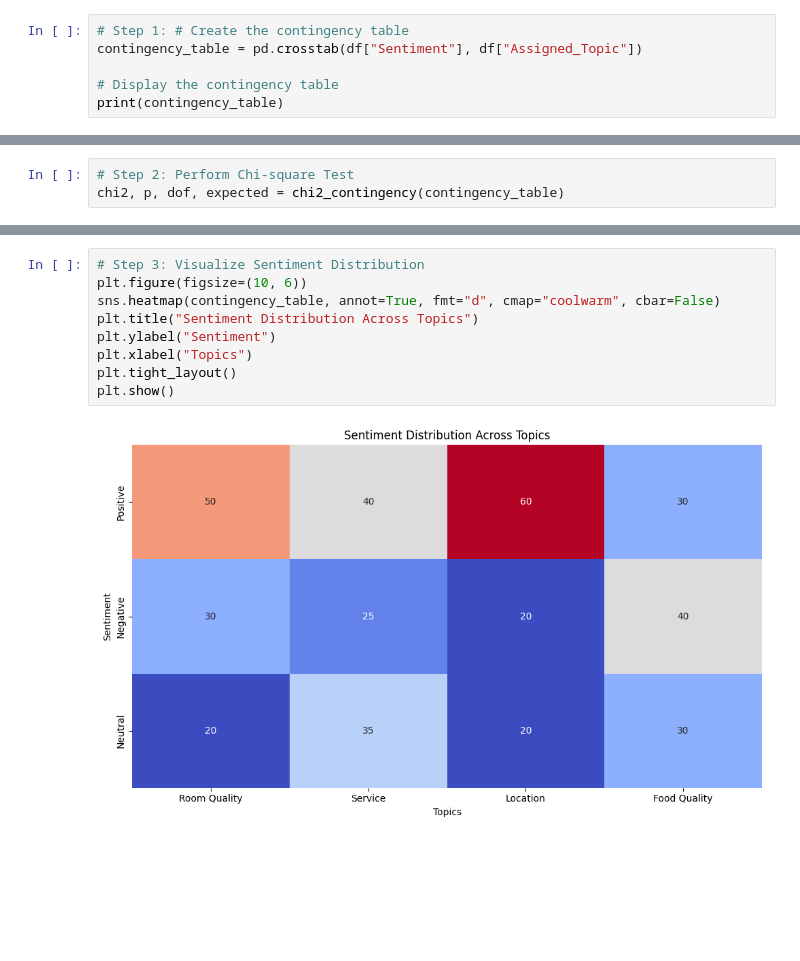
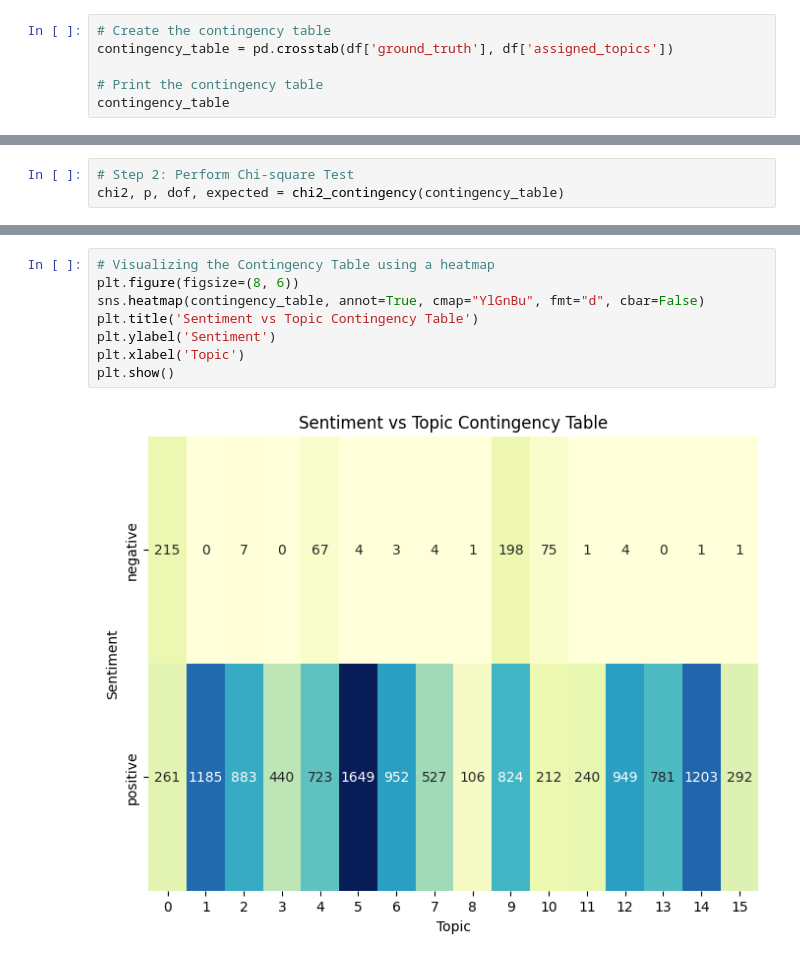
Before and after one commit to NotMishaal/TripAdvisor-Review-CW, a Jupyter notebook: task_6/topic_vs_sentiment.ipynb, the cells around one changed output, grey strips where cells are left out. Drawn from its saved outputs; the diff is of its cells as text; blank space fills up the shorter version.

```diff
--- a/task_6/topic_vs_sentiment.ipynb
+++ b/task_6/topic_vs_sentiment.ipynb
@@ -30,7 +38,7 @@ Index(['helpfulVotes', 'id', 'address', 'city', 'placeName', 'numberOfReviews',
 # %%
-# Step 1: # Create the contingency table
-contingency_table = pd.crosstab(df["Sentiment"], df["Assigned_Topic"])
+# Create the contingency table
+contingency_table = pd.crosstab(df['ground_truth'], df['assigned_topics'])
 
-# Display the contingency table
-print(contingency_table)
+# Print the contingency table
+contingency_table
 # %% [output]
@@ -69,11 +72,10 @@ Degrees of Freedom: 6
 # %%
-# Step 3: Visualize Sentiment Distribution
-plt.figure(figsize=(10, 6))
-sns.heatmap(contingency_table, annot=True, fmt="d", cmap="coolwarm", cbar=False)
-plt.title("Sentiment Distribution Across Topics")
-plt.ylabel("Sentiment")
-plt.xlabel("Topics")
-plt.tight_layout()
+# Visualizing the Contingency Table using a heatmap
+plt.figure(figsize=(8, 6))
+sns.heatmap(contingency_table, annot=True, cmap="YlGnBu", fmt="d", cbar=False)
+plt.title('Sentiment vs Topic Contingency Table')
+plt.ylabel('Sentiment')
+plt.xlabel('Topic')
 plt.show()
 # %% [output]
-[figure, old version]
+[figure, new version]
```
Also changed, not shown: parts of 47 cells of this notebook.
